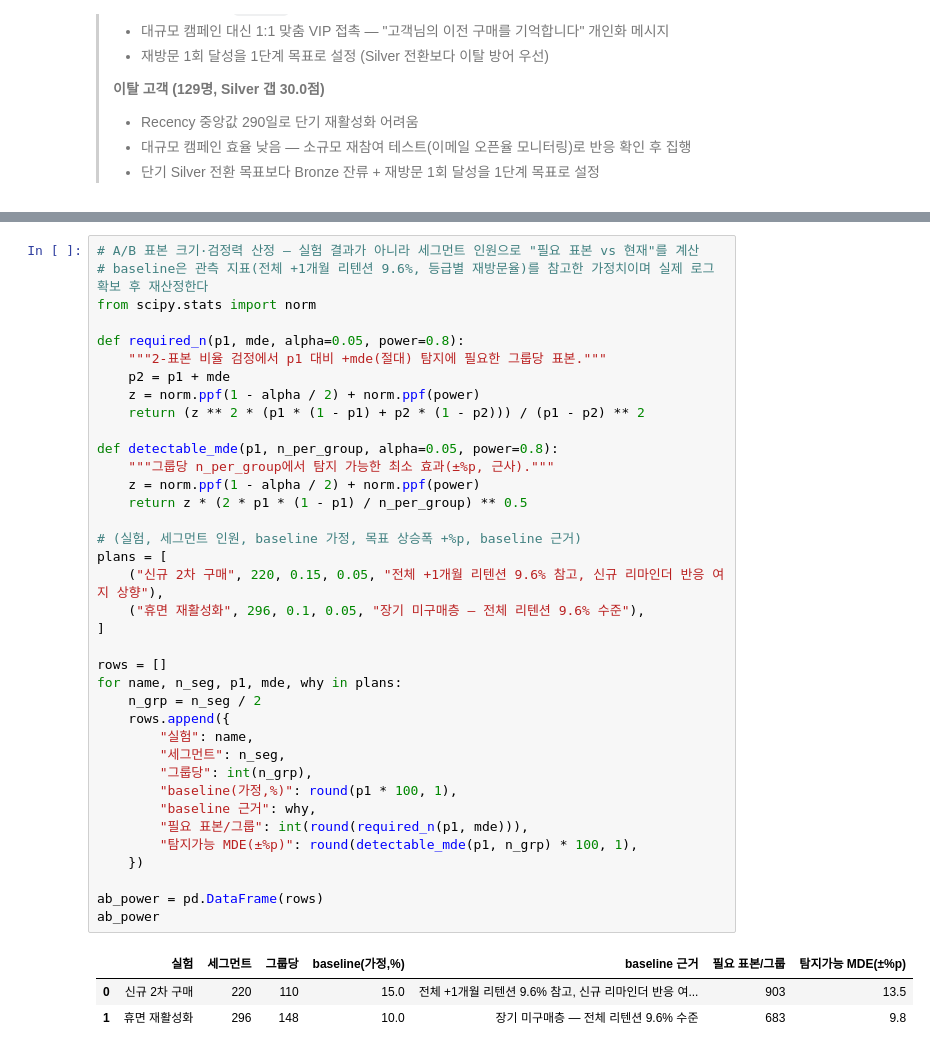
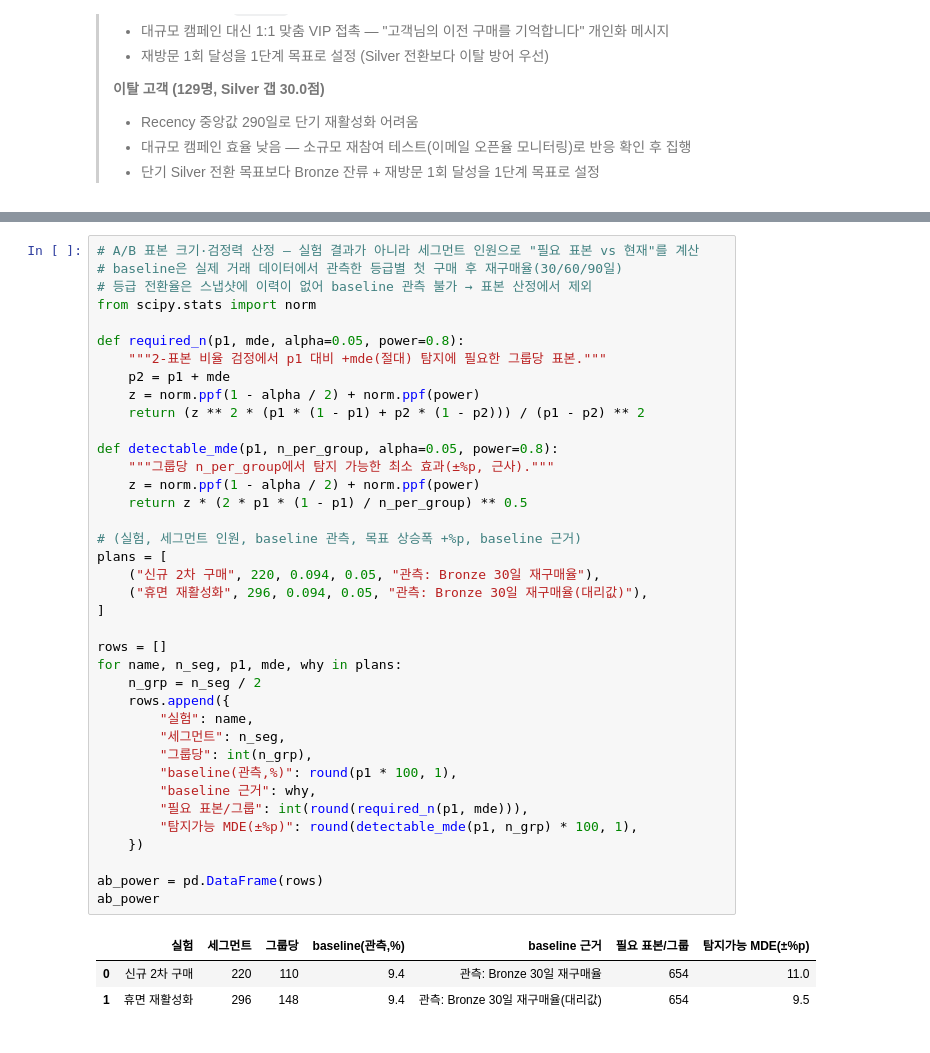
Before and after one commit to kth530/dacon_e_commerce, a Jupyter notebook: notebooks/04_segment_bronze.ipynb, the cells around one changed output, grey strips where cells are left out. Saved outputs shown, nothing was run; the diff lists cells and outputs as text.

```diff
--- a/notebooks/04_segment_bronze.ipynb
+++ b/notebooks/04_segment_bronze.ipynb
@@ -1062,42 +1063,43 @@ Gold·Silver에서 관찰된 계절성 패턴과 달리 Bronze는 **이탈 시
 > - **기간**: 최소 4주, 계절 피크(11-12월) 중첩 구간은 분리 분석
 # %%
 # A/B 표본 크기·검정력 산정 — 실험 결과가 아니라 세그먼트 인원으로 "필요 표본 vs 현재"를 계산
-# baseline은 관측 지표(전체 +1개월 리텐션 9.6%, 등급별 재방문율)를 참고한 가정치이며 실제 로그 확보 후 재산정한다
+# baseline은 실제 거래 데이터에서 관측한 등급별 첫 구매 후 재구매율(30/60/90일)
+# 등급 전환율은 스냅샷에 이력이 없어 baseline 관측 불가 → 표본 산정에서 제외
 from scipy.stats import norm
 
 def required_n(p1, mde, alpha=0.05, power=0.8):
     """2-표본 비율 검정에서 p1 대비 +mde(절대) 탐지에 필요한 그룹당 표본."""
     p2 = p1 + mde
     z = norm.ppf(1 - alpha / 2) + norm.ppf(power)
     return (z ** 2 * (p1 * (1 - p1) + p2 * (1 - p2))) / (p1 - p2) ** 2
 
 def detectable_mde(p1, n_per_group, alpha=0.05, power=0.8):
     """그룹당 n_per_group에서 탐지 가능한 최소 효과(±%p, 근사)."""
     z = norm.ppf(1 - alpha / 2) + norm.ppf(power)
     return z * (2 * p1 * (1 - p1) / n_per_group) ** 0.5
 
-# (실험, 세그먼트 인원, baseline 가정, 목표 상승폭 +%p, baseline 근거)
+# (실험, 세그먼트 인원, baseline 관측, 목표 상승폭 +%p, baseline 근거)
 plans = [
-    ("신규 2차 구매", 220, 0.15, 0.05, "전체 +1개월 리텐션 9.6% 참고, 신규 리마인더 반응 여지 상향"),
-    ("휴면 재활성화", 296, 0.1, 0.05, "장기 미구매층 — 전체 리텐션 9.6% 수준"),
+    ("신규 2차 구매", 220, 0.094, 0.05, "관측: Bronze 30일 재구매율"),
+    ("휴면 재활성화", 296, 0.094, 0.05, "관측: Bronze 30일 재구매율(대리값)"),
 ]
 
 rows = []
 for name, n_seg, p1, mde, why in plans:
     n_grp = n_seg / 2
     rows.append({
         "실험": name,
         "세그먼트": n_seg,
         "그룹당": int(n_grp),
-        "baseline(가정,%)": round(p1 * 100, 1),
+        "baseline(관측,%)": round(p1 * 100, 1),
         "baseline 근거": why,
         "필요 표본/그룹": int(round(required_n(p1, mde))),
         "탐지가능 MDE(±%p)": round(detectable_mde(p1, n_grp) * 100, 1),
     })
 
 ab_power = pd.DataFrame(rows)
 ab_power
 # %% [output]
-|  | 실험 | 세그먼트 | 그룹당 | baseline(가정,%) | baseline 근거 | 필요 표본/그룹 | 탐지가능 MDE(±%p) |
-| 0 | 신규 2차 구매 | 220 | 110 | 15.0 | 전체 +1개월 리텐션 9.6% 참고, 신규 리마인더 반응 여... | 903 | 13.5 |
-| 1 | 휴면 재활성화 | 296 | 148 | 10.0 | 장기 미구매층 — 전체 리텐션 9.6% 수준 | 683 | 9.8 |
+|  | 실험 | 세그먼트 | 그룹당 | baseline(관측,%) | baseline 근거 | 필요 표본/그룹 | 탐지가능 MDE(±%p) |
+| 0 | 신규 2차 구매 | 220 | 110 | 9.4 | 관측: Bronze 30일 재구매율 | 654 | 11.0 |
+| 1 | 휴면 재활성화 | 296 | 148 | 9.4 | 관측: Bronze 30일 재구매율(대리값) | 654 | 9.5 |
```
Also changed, not shown: parts of 1 cell of this notebook, 3 other files.
